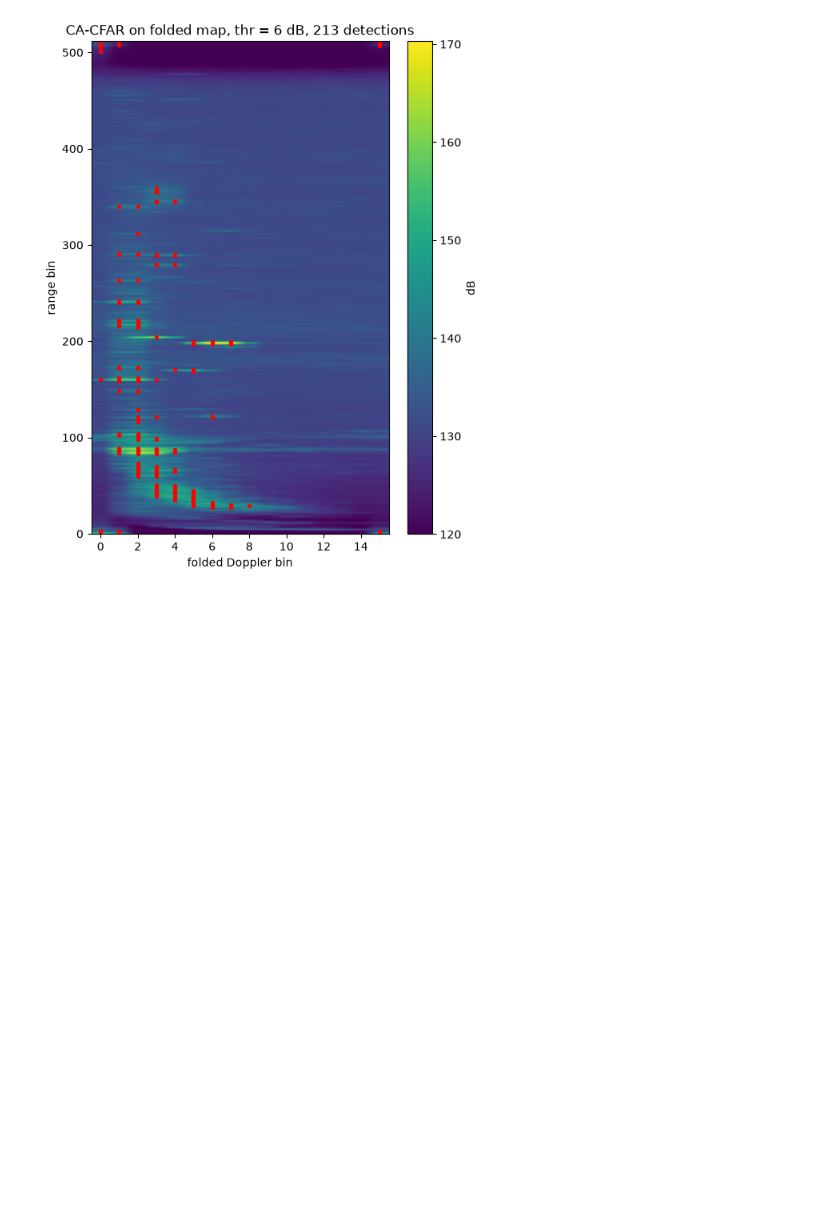
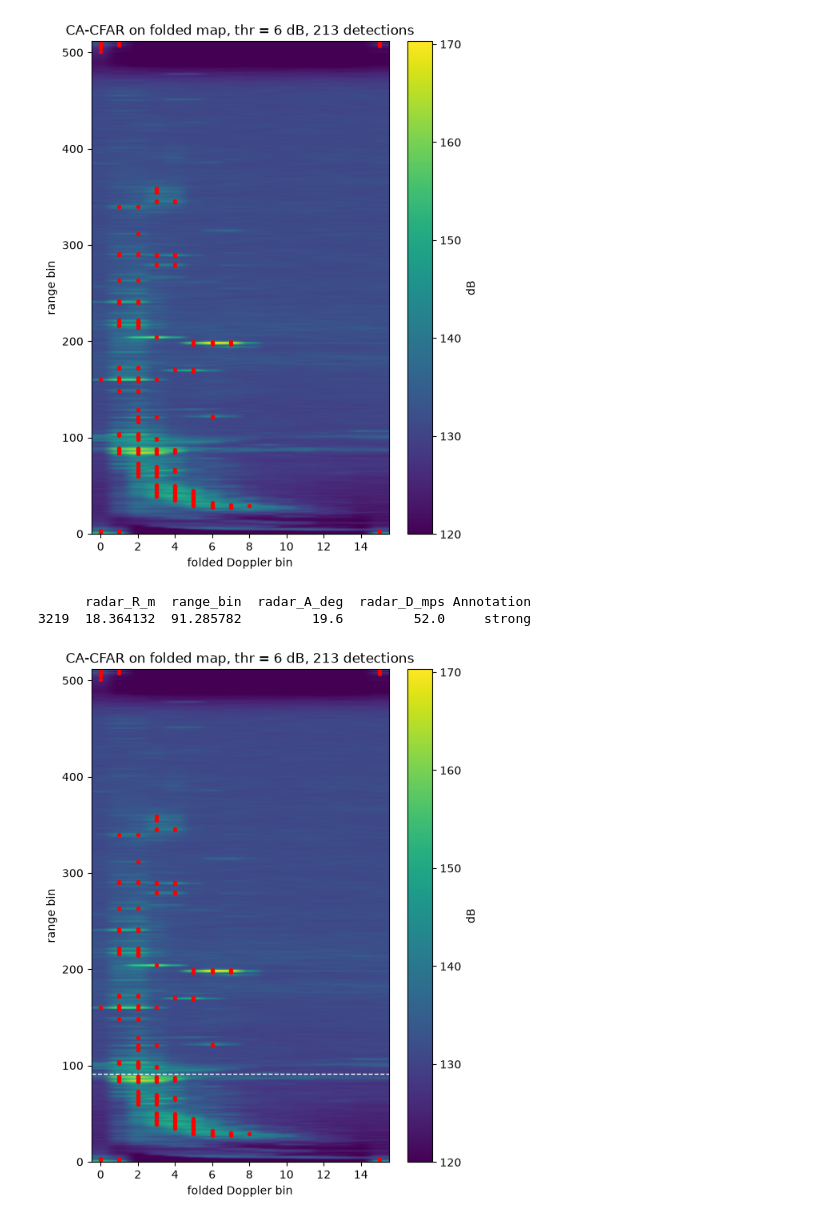
Before and after one commit to PLANETORIAN/Sparse-FFT-Radar, a Jupyter notebook: notebooks/01_loader.ipynb, the cells around one changed output. Drawn from its saved outputs; the diff is of its cells as text; code cells hidden in the pictures; blank space fills up the shorter version.

```diff
--- a/notebooks/01_loader.ipynb
+++ b/notebooks/01_loader.ipynb
@@ -215,3 +215,34 @@ plt.show()
 4 349
 6 213
 [figure]
+# %%
+import pandas as pd
+
+labels = pd.read_csv("../data/labels_CVPR.csv")
+lab = labels[labels["dataset"] == "RECORD@2020-11-22_12.54.38"]
+
+M_PER_BIN = (103/512)                                  # metres per range bin
+lab = lab.assign(range_bin = lab["radar_R_m"] / M_PER_BIN)
+
+f0 = lab[lab["index"] == 0]                    # the first frame
+print(f0[["radar_R_m", "range_bin", "radar_A_deg", "radar_D_mps", "Annotation"]])
+# %% [output]
+      radar_R_m  range_bin  radar_A_deg  radar_D_mps Annotation
+3219  18.364132  91.285782         19.6         52.0     strong
+# %%
+os.makedirs("../figures", exist_ok=True)
+
+plt.figure(figsize=(6, 8))
+im = plt.imshow(20*np.log10(P_red + 1e-9), aspect="auto", origin="lower", vmin=120)
+plt.scatter(det[:, 1], det[:, 0], s=8, c="r")
+
+for rb in f0["range_bin"]:                       # one line per labelled vehicle in frame 0
+    plt.axhline(rb, color="w", ls="--", lw=1)
+
+plt.xlabel("folded Doppler bin"); plt.ylabel("range bin")
+plt.colorbar(im, label="dB")
+plt.title(f"CA-CFAR on folded map, thr = 6 dB, {hits.sum()} detections")
+plt.savefig("../figures/cfar_folded_thr6_label.png", dpi=150, bbox_inches="tight")
+plt.show()
+# %% [output]
+[figure, added]
```
Also changed, not shown: parts of 6 cells of this notebook, 3 other files.
